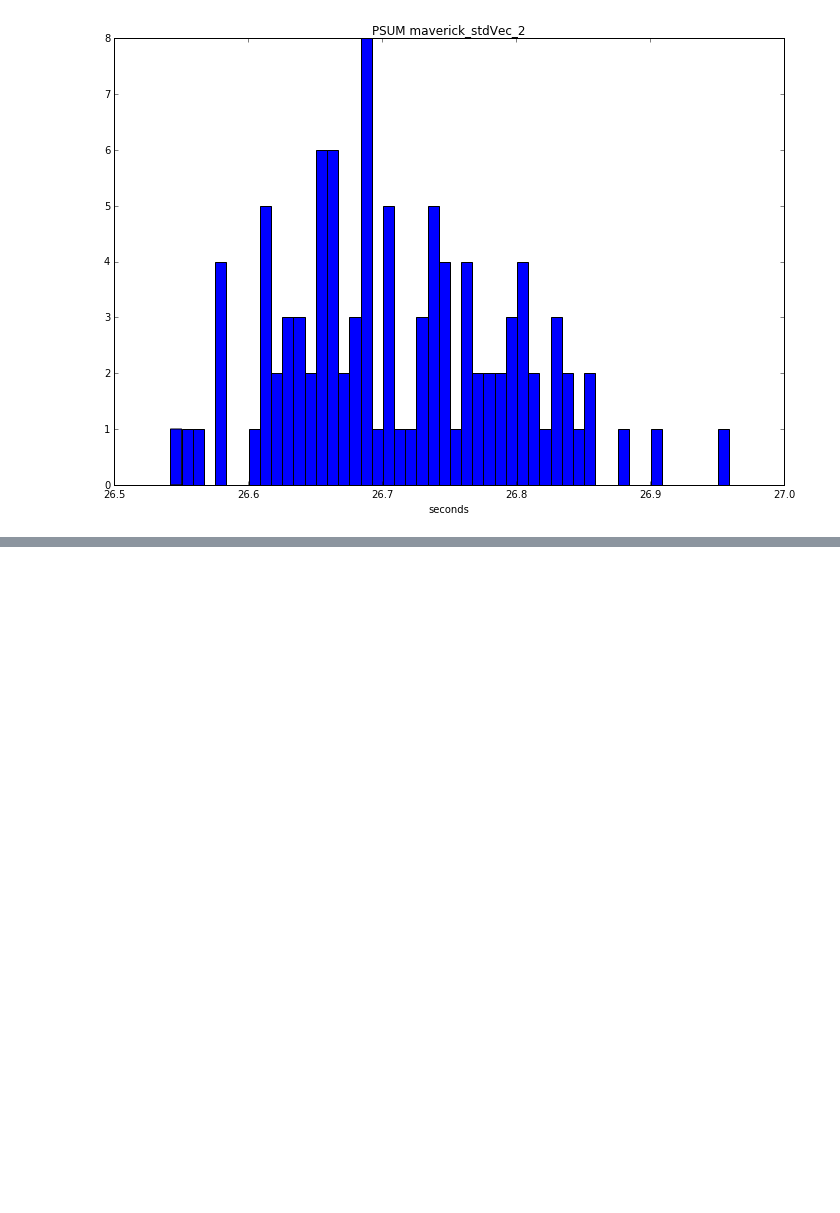
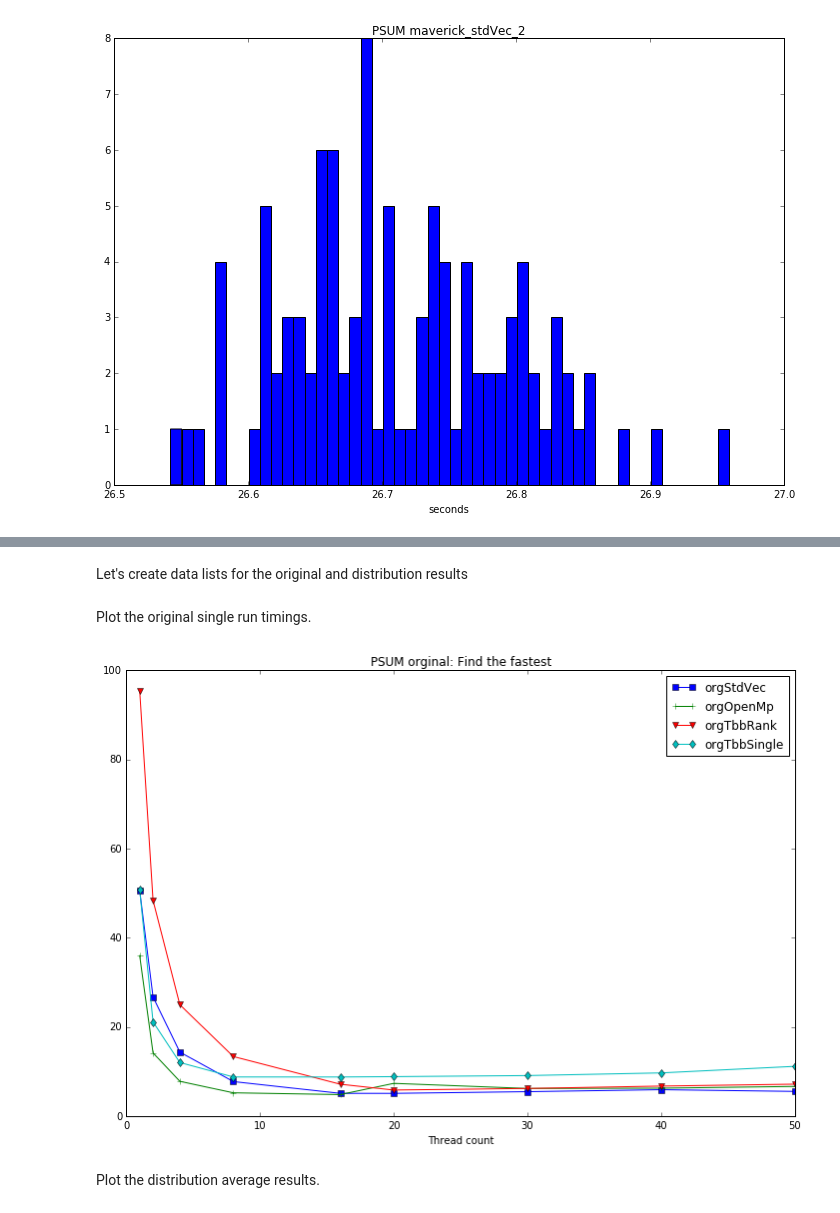
Before and after one commit to ParaToolsInc/benchmarks, a Jupyter notebook: threading/tacc_1/run2_data/histogramPsum.ipynb, the cells around one changed output, grey strips where cells are left out. Cells and saved outputs as stored; diff of their text form; code cells hidden in the pictures; blank space fills up the shorter version.

Commit message:
Completed original comparison of experiments.

```diff
--- a/threading/tacc_1/run2_data/histogramPsum.ipynb
+++ b/threading/tacc_1/run2_data/histogramPsum.ipynb
@@ -105,0 +96,2 @@ plt.show()
+# %% [markdown]
+Let's create data lists for the original and distribution results
@@ -125,4 +135,22 @@ for key in dataArrayDict:
     if 'tbb_singleBuffer' in key:
         tbbSingle.append((np.average(dataArrayDict[key]),key.split("_")[-1]))
         tbbSingle.sort(key=lambda tup: int(tup[1]))
+# %% [markdown]
+Plot the original single run timings.
+# %%
+fig = plt.figure(figsize=(12,8))
+ax = fig.add_subplot(111)
+dk='Find the fastest'
+ax.plot([x[1] for x in orgStdVec],[x[0] for x in orgStdVec],'s-',label='orgStdVec')
+ax.plot([x[1] for x in orgOpenMp],[x[0] for x in orgOpenMp],'+-',label='orgOpenMp')
+ax.plot([x[1] for x in orgTbbRank],[x[0] for x in orgTbbRank],'v-',label='orgTbbRank')
+ax.plot([x[1] for x in orgTbbSingle],[x[0] for x in orgTbbSingle],'d-',label='orgTbbSingle')
+plt.xlabel('Thread count')
+plt.title('PSUM orginal: '+ dk)
+plt.legend()
+plt.show()
+# %% [output]
+[figure, added]
+# %% [markdown]
+Plot the distribution average results.
 # %%
```
Also changed, not shown: parts of 25 cells of this notebook.
